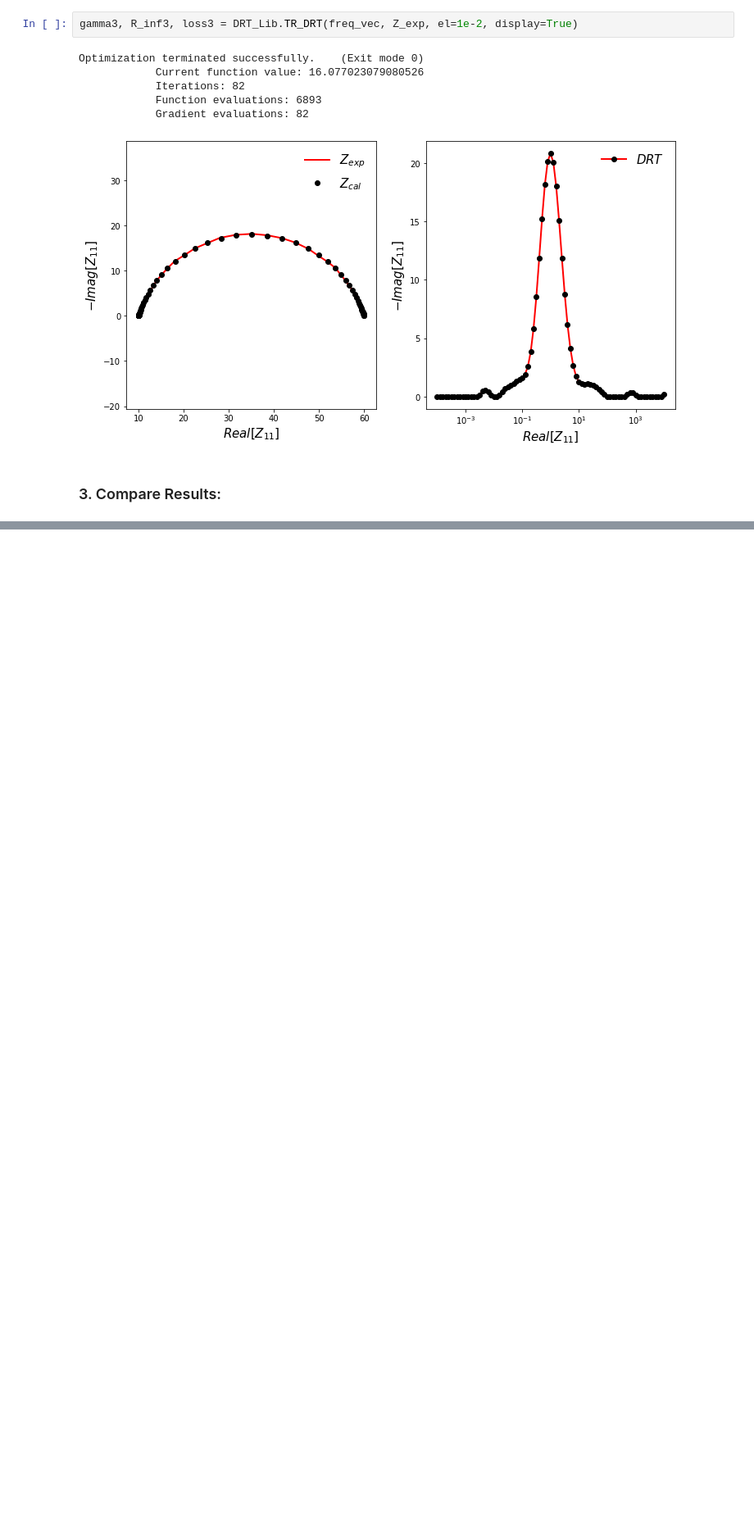
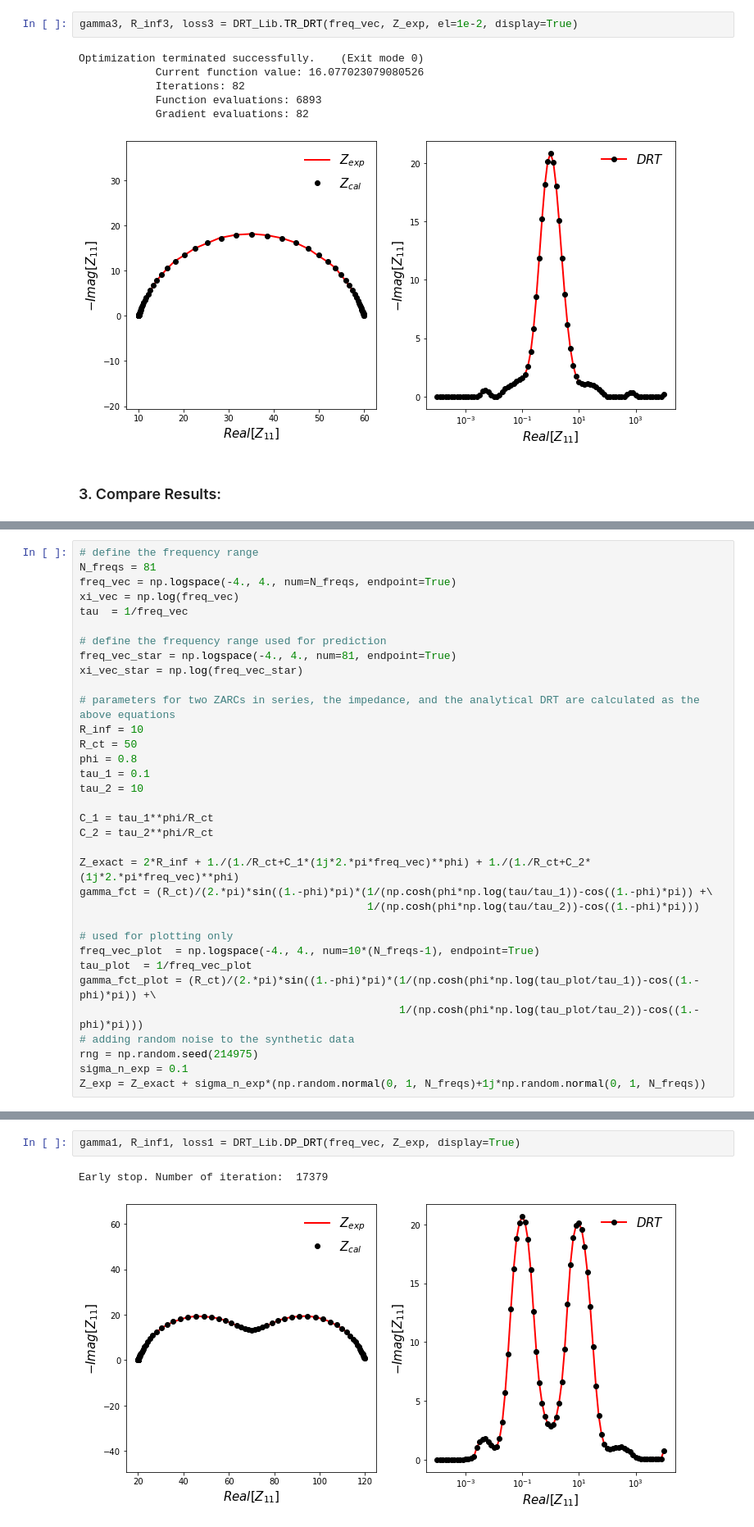
Before and after one commit to giangtle/DRT_Lib, a Jupyter notebook: Example.ipynb, the cells around one changed output, grey strips where cells are left out. Shown at 82% size. Drawn from its saved outputs; the diff is of its cells as text; blank space fills up the shorter version.

```diff
--- a/Example.ipynb
+++ b/Example.ipynb
@@ -94,0 +116,34 @@ plt.show()
+# %%
+# define the frequency range
+N_freqs = 81
+freq_vec = np.logspace(-4., 4., num=N_freqs, endpoint=True)
+xi_vec = np.log(freq_vec)
+tau  = 1/freq_vec
+
+# define the frequency range used for prediction
+freq_vec_star = np.logspace(-4., 4., num=81, endpoint=True)
+xi_vec_star = np.log(freq_vec_star)
+
+# parameters for two ZARCs in series, the impedance, and the analytical DRT are calculated as the above equations
+R_inf = 10
+R_ct = 50
+phi = 0.8
+tau_1 = 0.1
+tau_2 = 10
+
+C_1 = tau_1**phi/R_ct
+C_2 = tau_2**phi/R_ct
+
+Z_exact = 2*R_inf + 1./(1./R_ct+C_1*(1j*2.*pi*freq_vec)**phi) + 1./(1./R_ct+C_2*(1j*2.*pi*freq_vec)**phi)
+gamma_fct = (R_ct)/(2.*pi)*sin((1.-phi)*pi)*(1/(np.cosh(phi*np.log(tau/tau_1))-cos((1.-phi)*pi)) +\
+                                             1/(np.cosh(phi*np.log(tau/tau_2))-cos((1.-phi)*pi)))
+
+# used for plotting only
+freq_vec_plot  = np.logspace(-4., 4., num=10*(N_freqs-1), endpoint=True)
+tau_plot  = 1/freq_vec_plot
+gamma_fct_plot = (R_ct)/(2.*pi)*sin((1.-phi)*pi)*(1/(np.cosh(phi*np.log(tau_plot/tau_1))-cos((1.-phi)*pi)) +\
+                                                  1/(np.cosh(phi*np.log(tau_plot/tau_2))-cos((1.-phi)*pi)))
+# adding random noise to the synthetic data
+rng = np.random.seed(214975)
+sigma_n_exp = 0.1
+Z_exp = Z_exact + sigma_n_exp*(np.random.normal(0, 1, N_freqs)+1j*np.random.normal(0, 1, N_freqs))
@@ -94,0 +156,5 @@ plt.show()
+# %%
+gamma1, R_inf1, loss1 = DRT_Lib.DP_DRT(freq_vec, Z_exp, display=True)
+# %% [output]
+Early stop. Number of iteration:  17379
+[figure, added]
```
Also changed, not shown: parts of 11 cells of this notebook.
